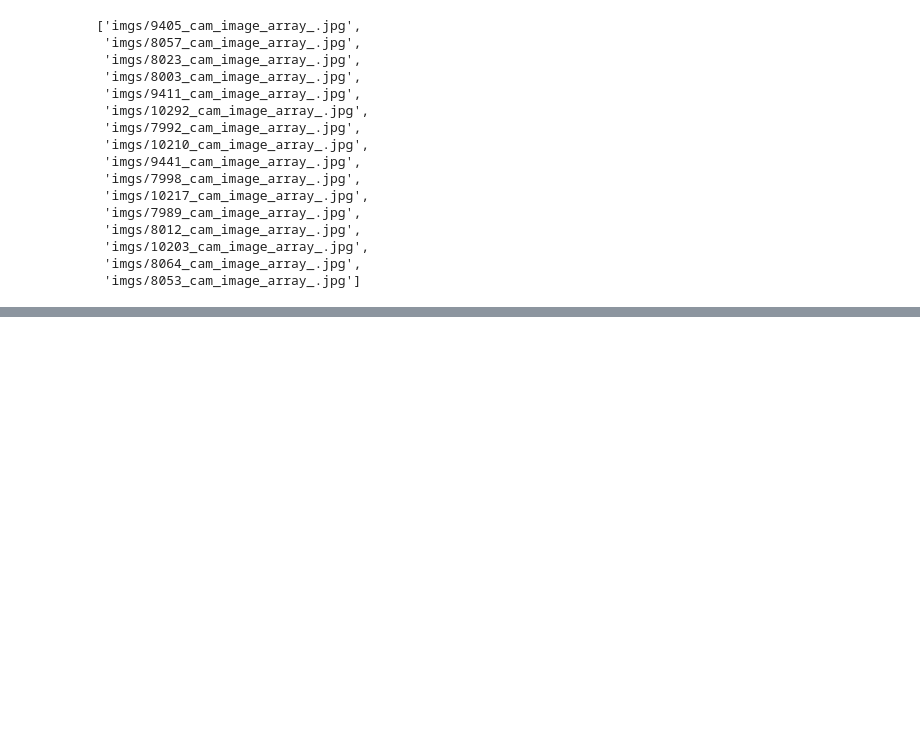
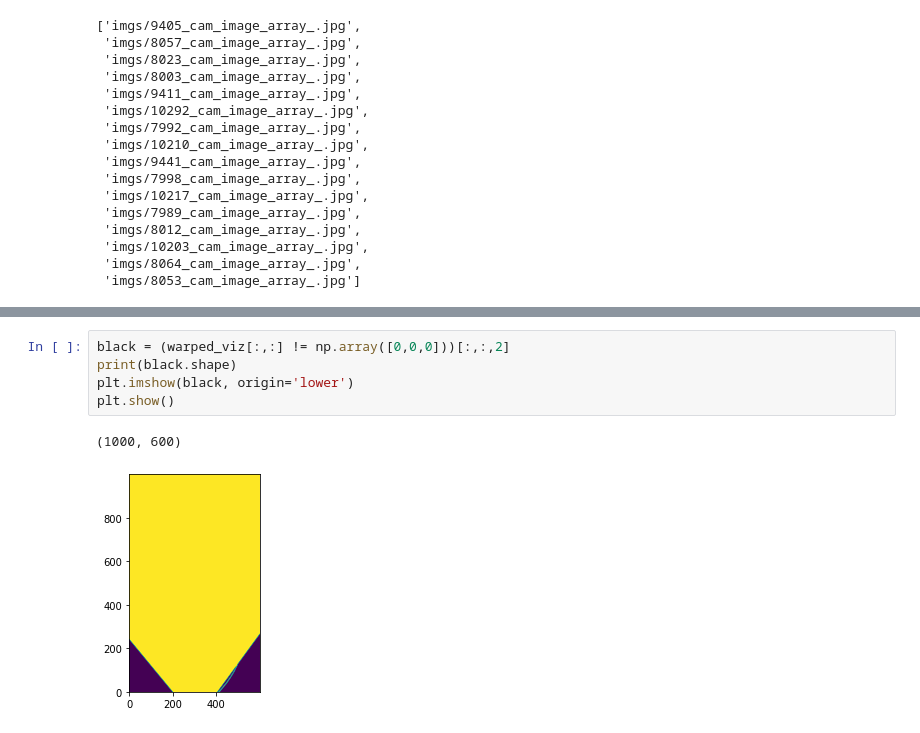
Before and after one commit to atomicapple0/mobots-2023, a Jupyter notebook: processing2.ipynb, the cells around one changed output, grey strips where cells are left out. Saved outputs shown, nothing was run; the diff lists cells and outputs as text; blank space fills up the shorter version.

```diff
--- a/processing2.ipynb
+++ b/processing2.ipynb
@@ -112,0 +124,8 @@ plt.show()
+# %%
+black = (warped_viz[:,:] != np.array([0,0,0]))[:,:,2]
+print(black.shape)
+plt.imshow(black, origin='lower')
+plt.show()
+# %% [output]
+(1000, 600)
+[figure, added]
```
Also changed, not shown: parts of 2 cells of this notebook, 2 other files.
